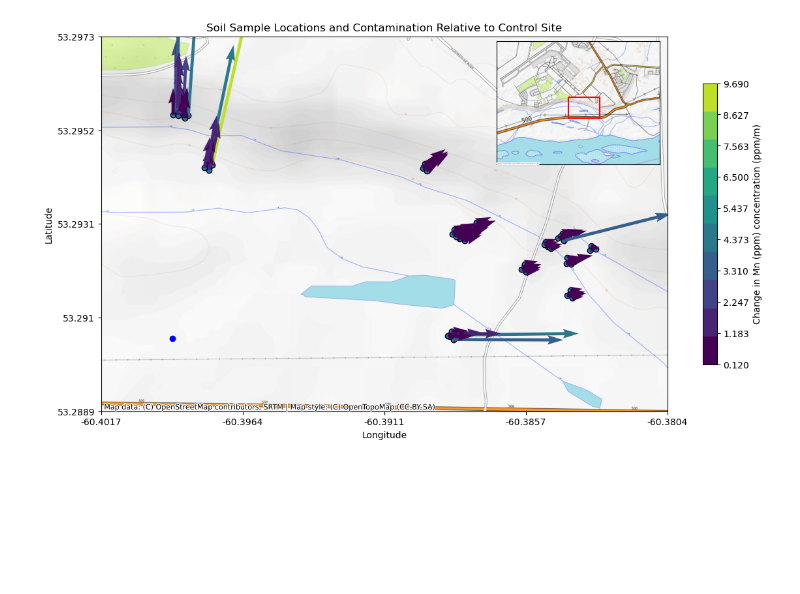
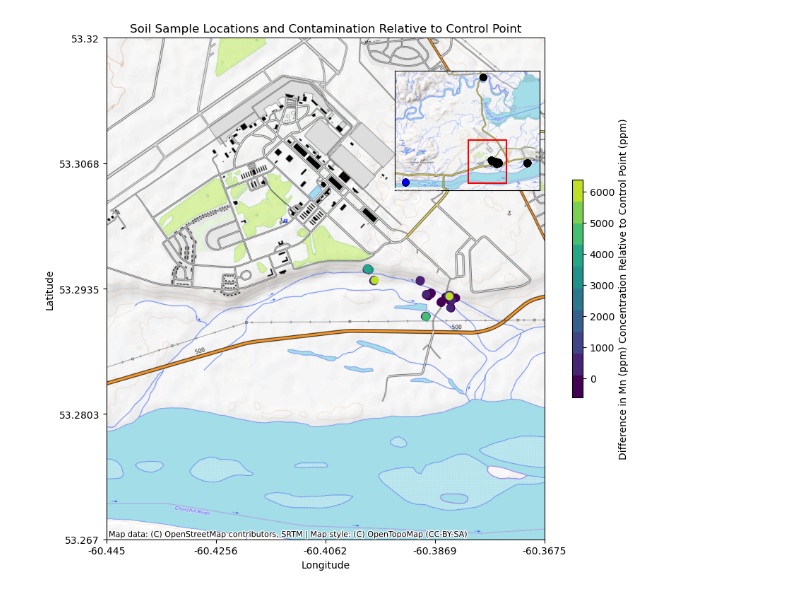
Before and after one commit to nbronikowski/data_projects, a Jupyter notebook: ContaminationAnalysis/soil_samples/map_contamination_to_control_site.ipynb, the cells around one changed output. Saved outputs shown, nothing was run; the diff lists cells and outputs as text; code cells hidden in the pictures; blank space fills up the shorter version.

```diff
--- a/ContaminationAnalysis/soil_samples/map_contamination_to_control_site.ipynb
+++ b/ContaminationAnalysis/soil_samples/map_contamination_to_control_site.ipynb
@@ -117,17 +0,0 @@ def plot_contamination_map(file_name, element, margin, lon1, lat1, lon2, lat2):
-# %%
-# Global settings
-
-control_x, control_y = -60.399, 53.2905
-control_concentration = 200
-margin = 300  # Change this value as needed to increase the size of the main map bounds
-
-filename = 'soil_samples_Mn.csv'
-element = 'Mn (ppm)'
-
-# Inset map size
-lat2, lon2 = 53.32, -60.34
-lat1, lon1 = 53.27, -60.45
-
-plot_contamination_map(filename,element, margin, lon1, lat1, lon2, lat2)
-# %% [output]
-[figure, removed]
@@ -133,0 +129,21 @@ plot_contamination_map(filename,element, margin, lon1, lat1, lon2, lat2)
+# %%
+# map and data options
+options = {
+    'max_distance': 200, # the max distance to consider for cluster control point cluster
+    'control_lon':  -60.574290,
+    'control_lat':  53.268397,
+    'map_lon_min': -60.445, # map plot limits to keep plots consistent
+    'map_lon_max': -60.3675,
+    'map_lat_min': 53.267,
+    'map_lat_max': 53.32,
+    'ignore_lat_min': 53.267, # data limits to consider
+    'ignore_lat_max': 53.32,
+    'ignore_lon_min': -60.445,
+    'ignore_lon_max': -60.36,
+}
+
+filename = 'soil_samples.csv'
+element = 'Mn (ppm)'
+plot_contamination_map(filename,element,options)
+# %% [output]
+[figure, added]
```
Also changed, not shown: parts of 5 cells of this notebook, 12 other files.
